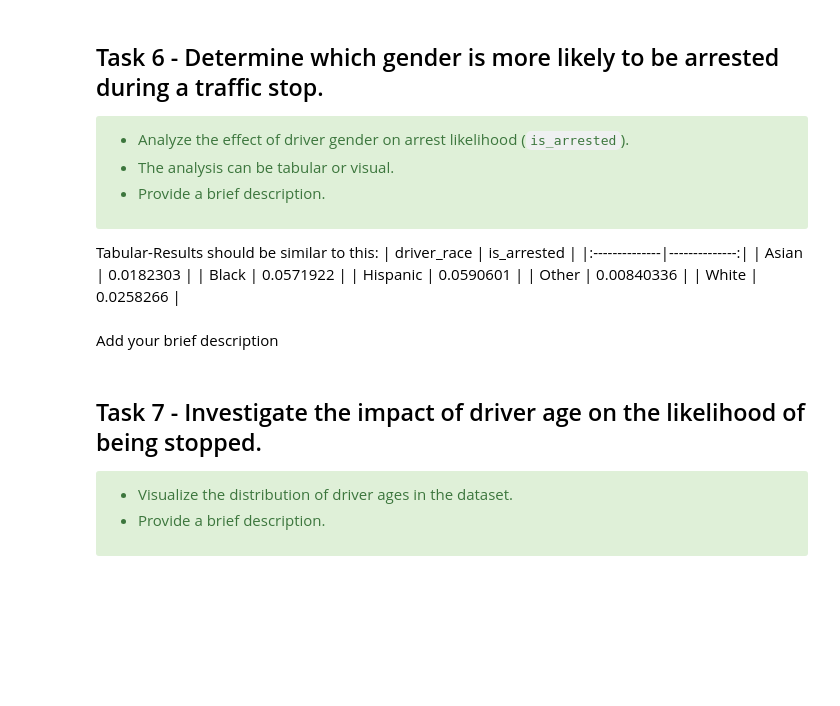
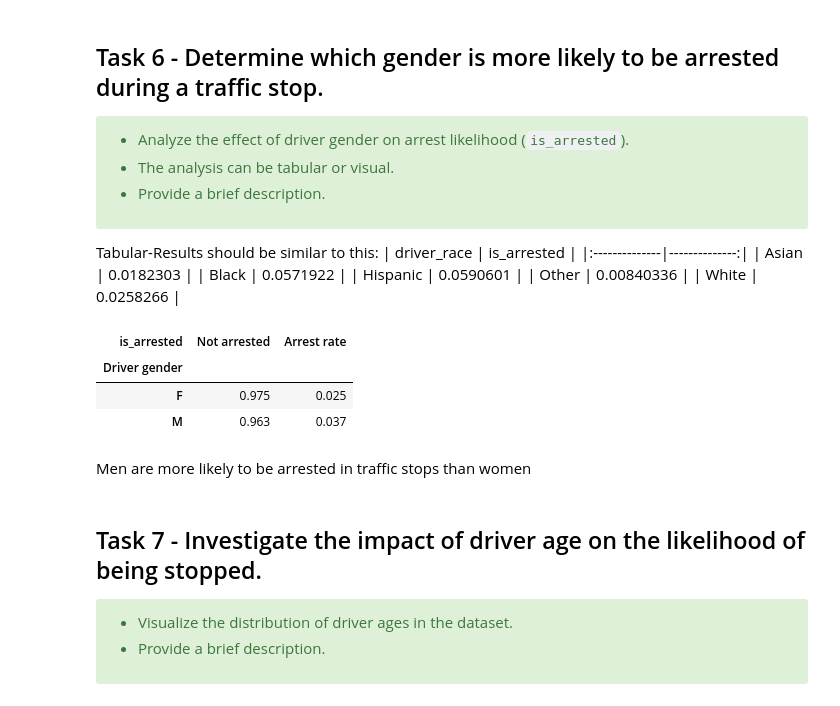
Before and after one commit to Marionese/python_ds_excercises, a Jupyter notebook: primer_exercise3/primers/part1/exercise3_primer.ipynb, the cells around one changed output. Saved outputs shown, nothing was run; the diff lists cells and outputs as text; code cells hidden in the pictures; blank space fills up the shorter version.

```diff
--- a/primer_exercise3/primers/part1/exercise3_primer.ipynb
+++ b/primer_exercise3/primers/part1/exercise3_primer.ipynb
@@ -444,11 +444,25 @@ Tabular-Results should be similar to this:
 | Other         |    0.00840336 |
 | White         |    0.0258266  |
 # %%
-df = load_data()
+arrest_rate = (
+    pd.crosstab(
+        df["driver_gender"],
+        df["is_arrested"],
+        normalize="index"
+    )
+    .rename(columns={False: "Not arrested", True: "Arrest rate"})
+    .rename_axis("Driver gender")
+    .round(3)
+)
 
-# WRITE YOUR CODE HERE
+arrest_rate
+# %% [output]
+| is_arrested | Not arrested | Arrest rate |
+| Driver gender |  |  |
+| F | 0.975 | 0.025 |
+| M | 0.963 | 0.037 |
 # %% [markdown]
-Add your brief description
+Men are more likely to be arrested in traffic stops than women
 # %% [markdown]
 ## Task 7 - Investigate the impact of driver age on the likelihood of being stopped.
 
```
Also changed, not shown: parts of 2 cells of this notebook.
